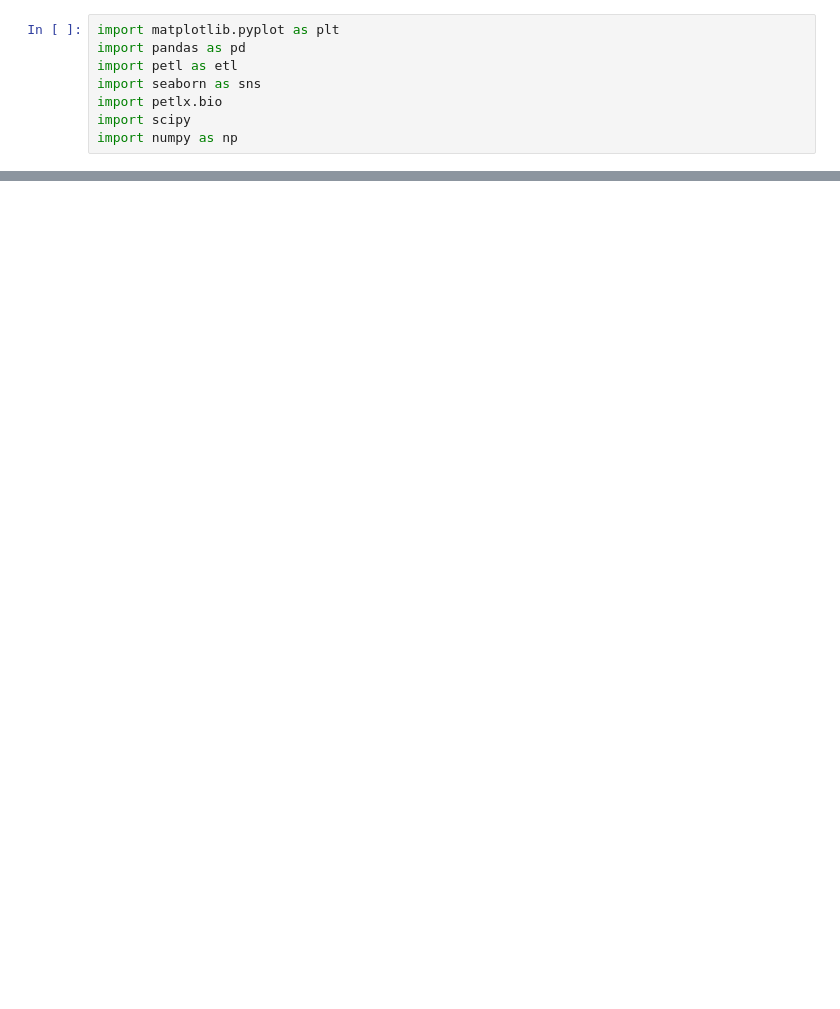
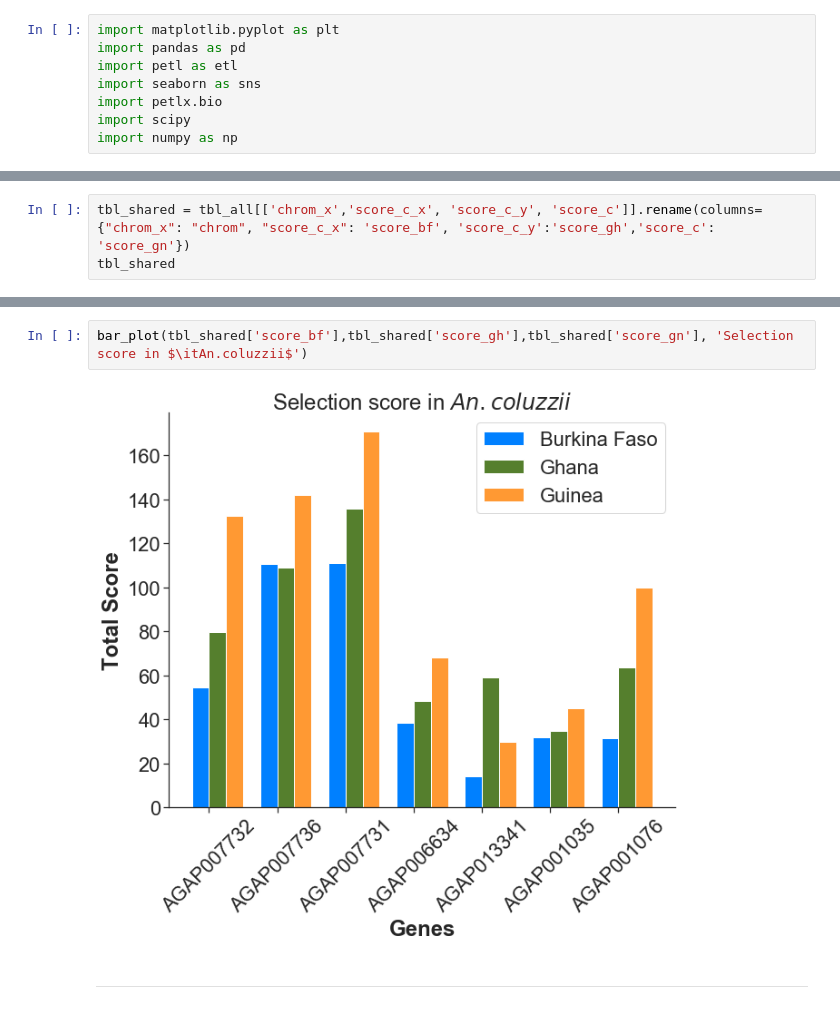
Before and after one commit to randomxsk8/notebooks, a Jupyter notebook: 10012019_putative_selection_sympatric_pops.ipynb, the cells around one changed output, grey strips where cells are left out. Cells and saved outputs as stored; diff of their text form; blank space fills up the shorter version.

```diff
--- a/10012019_putative_selection_sympatric_pops.ipynb
+++ b/10012019_putative_selection_sympatric_pops.ipynb
@@ -83,0 +101,3 @@ plt.show()
+# %%
+tbl_shared = tbl_all[['chrom_x','score_c_x', 'score_c_y', 'score_c']].rename(columns={"chrom_x": "chrom", "score_c_x": 'score_bf', 'score_c_y':'score_gh','score_c': 'score_gn'})
+tbl_shared
@@ -83,0 +113,6 @@ plt.show()
+# %%
+bar_plot(tbl_shared['score_bf'],tbl_shared['score_gh'],tbl_shared['score_gn'], 'Selection score in $\itAn.coluzzii$')
+# %% [output]
+[figure, added]
+# %% [markdown]
+---------------------------------
```
Also changed, not shown: parts of 27 cells of this notebook.
